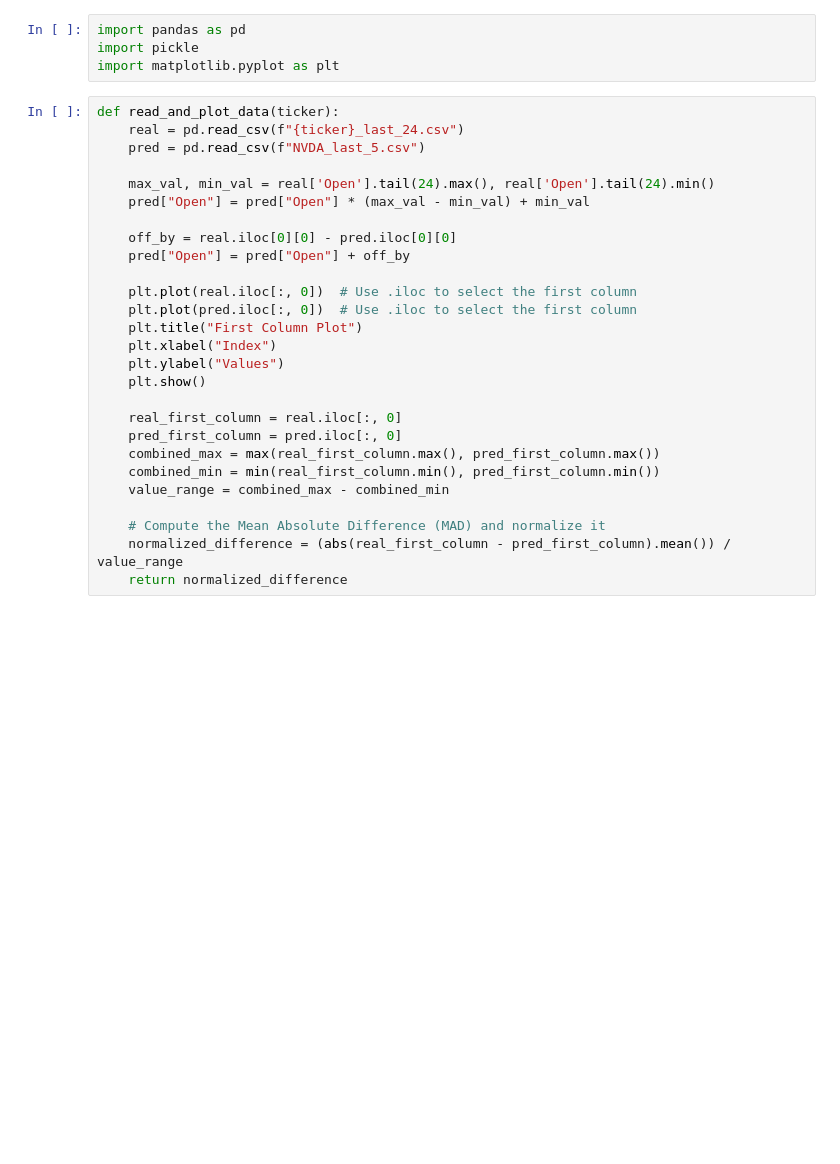
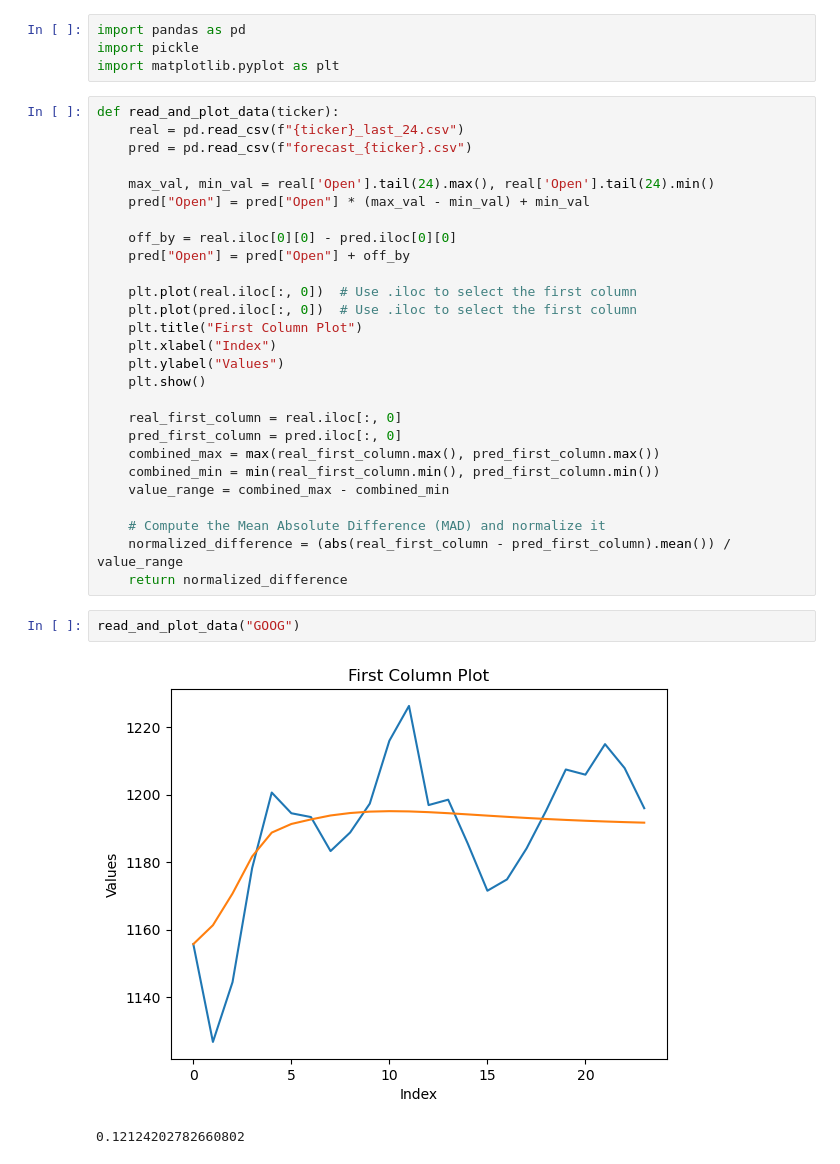
Before and after one commit to ethan-dsouza-dev/Quantico, a Jupyter notebook: timegan/timegan/data/convert-data.ipynb, the cells around one changed output. Saved outputs shown, nothing was run; the diff lists cells and outputs as text; blank space fills up the shorter version.

Commit message:
Convert data

```diff
--- a/timegan/timegan/data/convert-data.ipynb
+++ b/timegan/timegan/data/convert-data.ipynb
@@ -5,7 +5,7 @@ import matplotlib.pyplot as plt
 # %%
 def read_and_plot_data(ticker):
     real = pd.read_csv(f"{ticker}_last_24.csv")
-    pred = pd.read_csv(f"NVDA_last_5.csv")
+    pred = pd.read_csv(f"forecast_{ticker}.csv")
 
     max_val, min_val = real['Open'].tail(24).max(), real['Open'].tail(24).min()
     pred["Open"] = pred["Open"] * (max_val - min_val) + min_val
@@ -29,3 +29,8 @@ def read_and_plot_data(ticker):
     # Compute the Mean Absolute Difference (MAD) and normalize it
     normalized_difference = (abs(real_first_column - pred_first_column).mean()) / value_range
     return normalized_difference
+# %%
+read_and_plot_data("GOOG")
+# %% [output]
+[figure, added]
+0.12124202782660802
```
Also changed, not shown: parts of 2 cells of this notebook.
